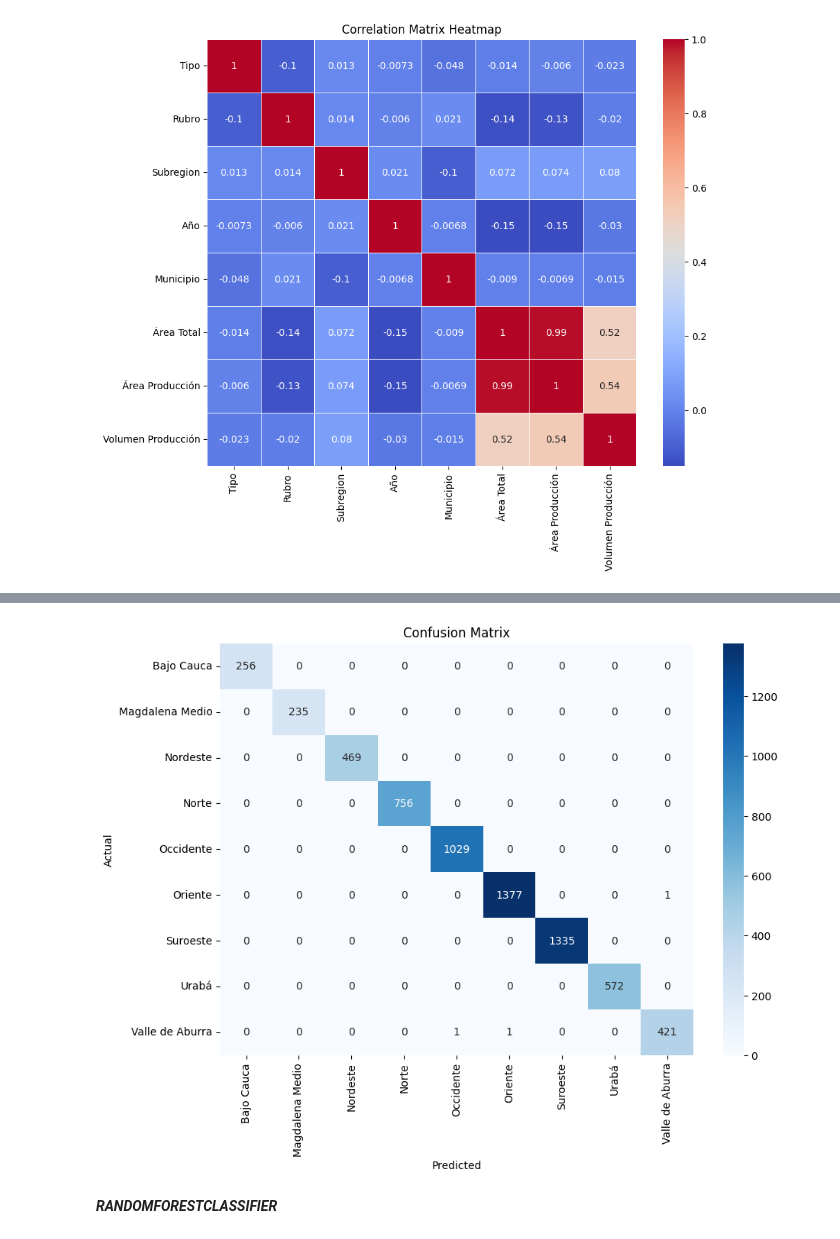
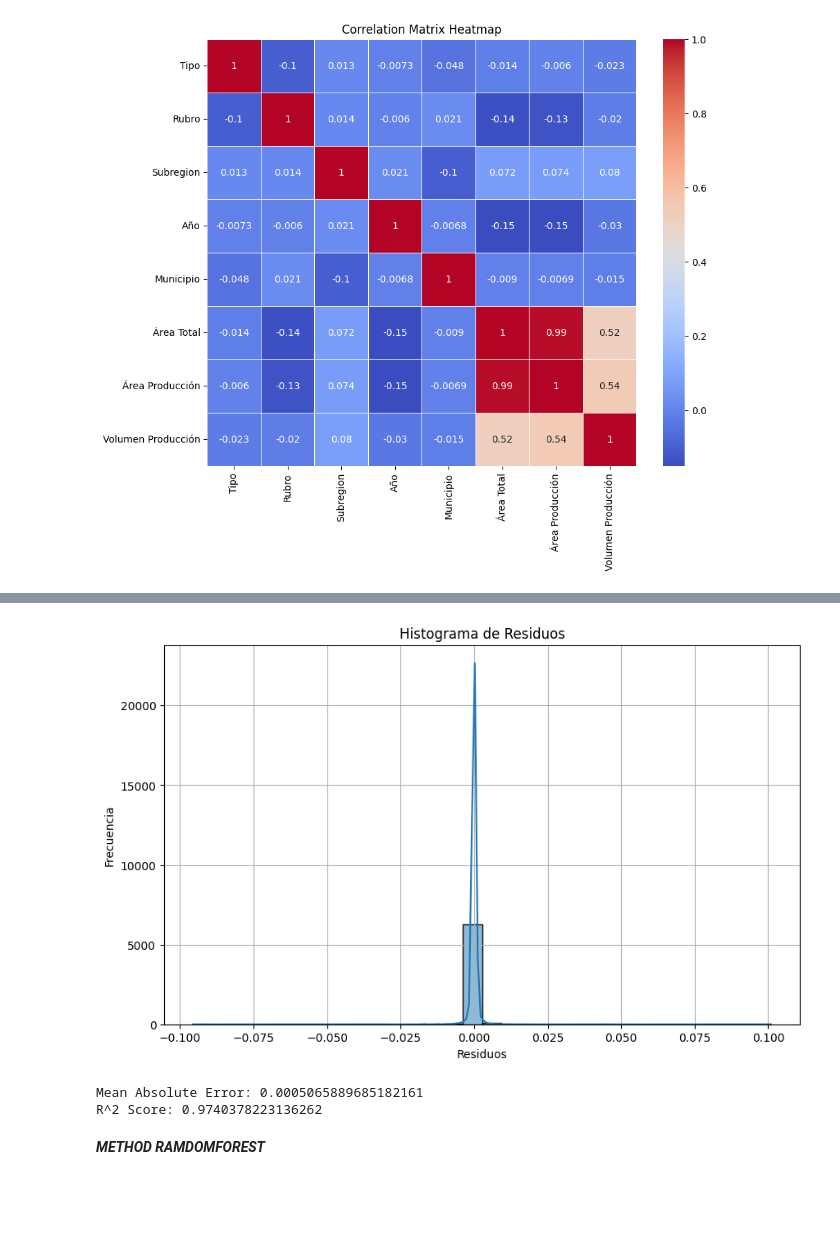
Before and after one commit to nicolas23-wq/maching-learnig---used-for-the-grounds-, a Jupyter notebook: ground.ipynb, the cells around one changed output, grey strips where cells are left out. Drawn from its saved outputs; the diff is of its cells as text; code cells hidden in the pictures; blank space fills up the shorter version.

```diff
--- a/fields2.ipynb
+++ b/ground.ipynb
@@ -75,3 +73,9 @@ plot_bar_graphs(df, cat_features)
 [figure]
 [figure]
 [figure]
+# %%
+numerical_features = ["Volumen Producción", "Área Total", "Área Producción"]
+
+scaler = MinMaxScaler()
+df[numerical_features] = scaler.fit_transform(df[numerical_features])
+df
@@ -125,4 +143,4 @@ plt.show()
 # %%
-Y = df_label_encoded['Subregion']  # Target variable
-X = df_label_encoded.drop(['Subregion'], axis=1)
+Y = df_label_encoded['Volumen Producción']  # Target variable
+X = df_label_encoded.drop(['Volumen Producción'], axis=1)
 X_train, X_test, y_train, y_test = train_test_split(X, Y, train_size=0.8)
@@ -131,5 +149,5 @@ X_train, X_test, y_train, y_test = train_test_split(X, Y, train_size=0.8)
 # %%
-model = DecisionTreeClassifier()
+model = DecisionTreeRegressor()
 
 model.fit(X_train, y_train)
 # %% [output]
@@ -144,13 +169,22 @@ Accuracy: 99.95%
 # %%
-cm = confusion_matrix(y_test, y_pred)
-plt.figure(figsize=(10, 7))
-sns.heatmap(cm, annot=True, fmt='d', cmap='Blues', xticklabels=label_encoders['Subregion'].classes_, yticklabels=label_encoders['Subregion'].classes_)
-plt.xlabel('Predicted')
-plt.ylabel('Actual')
-plt.title('Confusion Matrix')
+residuals = y_test - y_pred
+plt.figure(figsize=(10, 6))
+sns.histplot(residuals, kde=True, bins=30)
+plt.xlabel("Residuos")
+plt.ylabel("Frecuencia")
+plt.title("Histograma de Residuos")
+plt.grid(True)
 plt.show()
 # %% [output]
-[figure, old version]
+[figure, new version]
-# %% [markdown]
-***RANDOMFORESTCLASSIFIER***
+# %%
+mean_absolute_error_value = mean_absolute_error(y_test, y_pred)
+r2_score_value = r2_score(y_test, y_pred)
+print(f"Mean Absolute Error: {mean_absolute_error_value}")
+print(f"R^2 Score: {r2_score_value}")
+# %% [output]
+Mean Absolute Error: 0.0005065889685182161
+R^2 Score: 0.9740378223136262
+# %% [markdown]
+***METHOD RAMDOMFOREST***
 # %%
```
Also changed, not shown: parts of 25 cells of this notebook.
